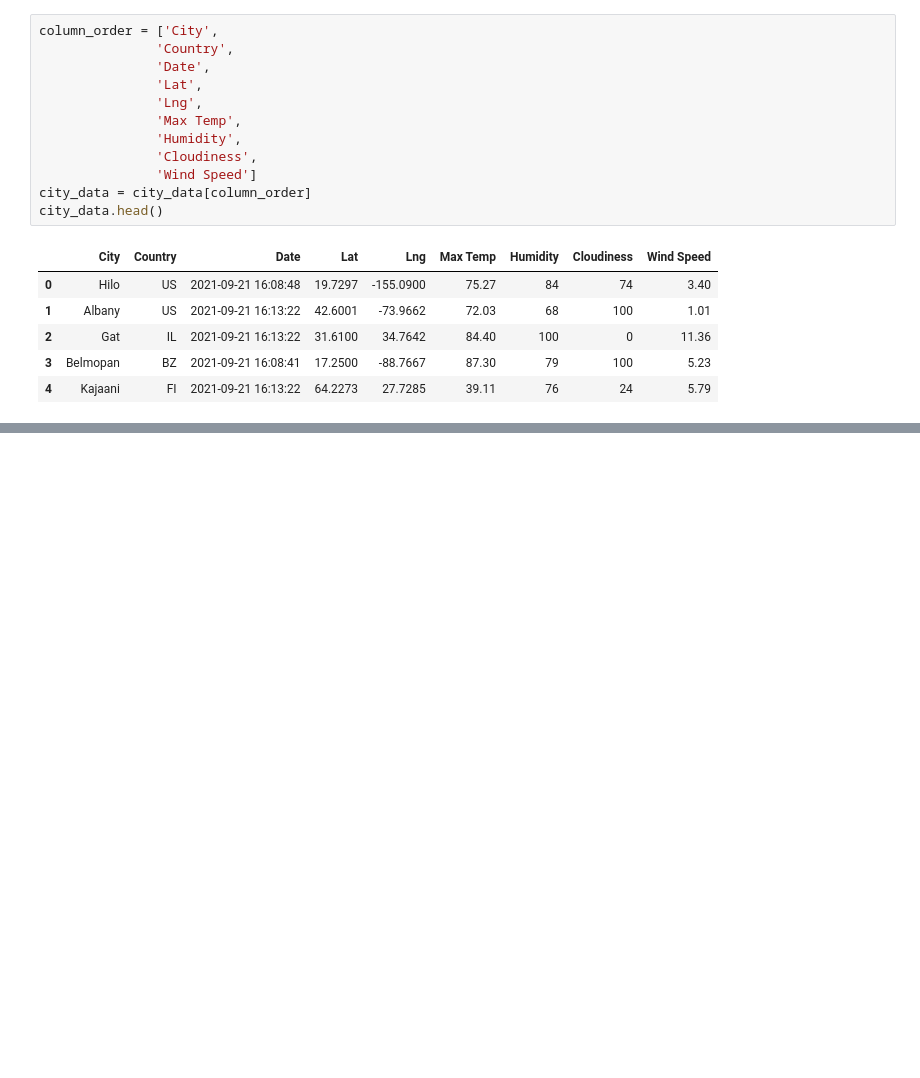
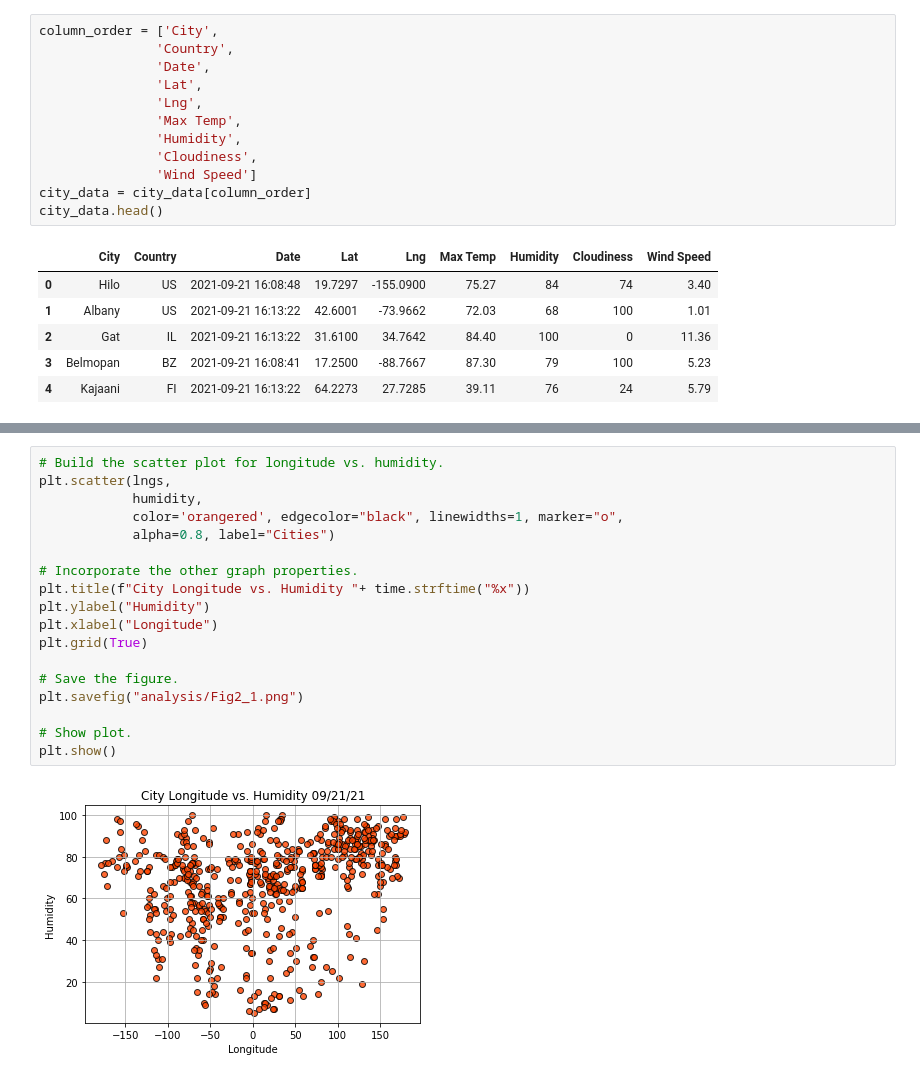
Before and after one commit to pswestmore72/world_weather_analysis_UT_DATA, a Jupyter notebook: WeatherPy.ipynb, the cells around one changed output, grey strips where cells are left out. Drawn from its saved outputs; the diff is of its cells as text; blank space fills up the shorter version.

```diff
--- a/WeatherPy.ipynb
+++ b/WeatherPy.ipynb
@@ -196,0 +275,20 @@ FileNotFoundError: [Errno 2] No such file or directory: 'resources/cities.csv'
+# %%
+# Build the scatter plot for longitude vs. humidity.
+plt.scatter(lngs,
+            humidity,
+            color='orangered', edgecolor="black", linewidths=1, marker="o",
+            alpha=0.8, label="Cities")
+
+# Incorporate the other graph properties.
+plt.title(f"City Longitude vs. Humidity "+ time.strftime("%x"))
+plt.ylabel("Humidity")
+plt.xlabel("Longitude")
+plt.grid(True)
+
+# Save the figure.
+plt.savefig("analysis/Fig2_1.png")
+
+# Show plot.
+plt.show()
+# %% [output]
+[figure, added]
```
Also changed, not shown: parts of 24 cells of this notebook, 8 other files.
